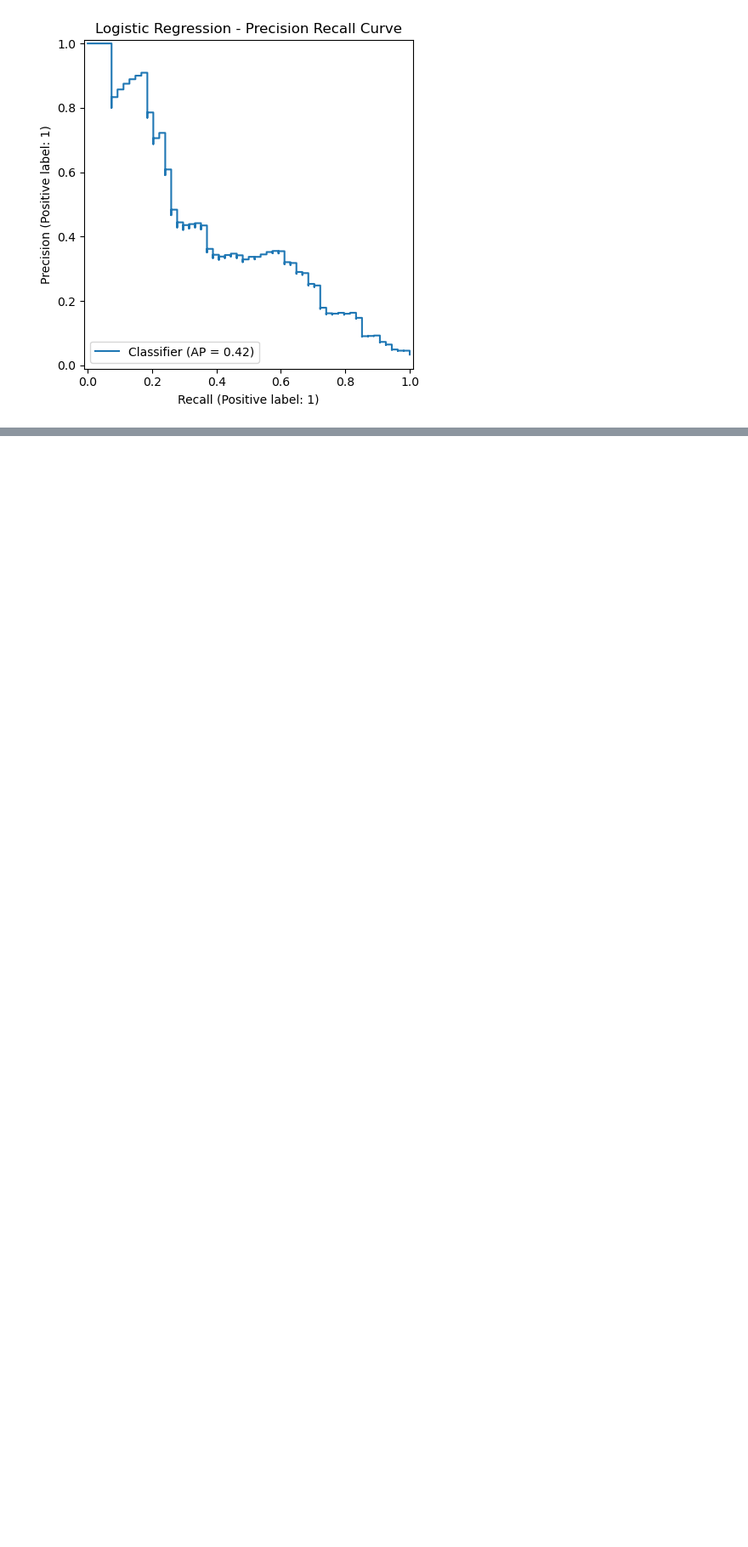
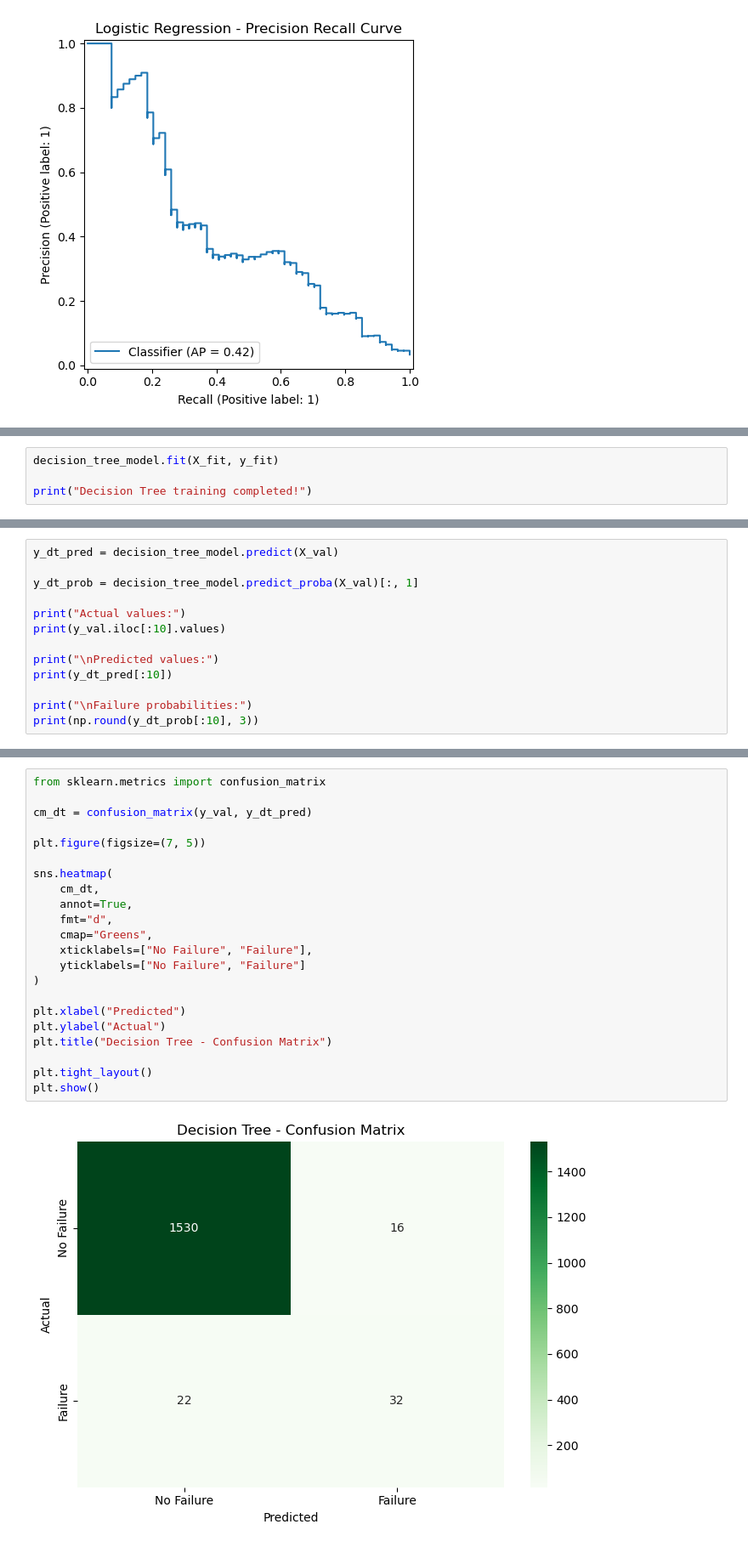
Before and after one commit to hitmanp007/Predictive-Maintenance-Intelligence-Platform, a Jupyter notebook: model_development.ipynb, the cells around one changed output, grey strips where cells are left out. Shown at 85% size. Saved outputs shown, nothing was run; the diff lists cells and outputs as text; blank space fills up the shorter version.

Commit message:
creating the decision tree model

```diff
--- a/model_development.ipynb
+++ b/model_development.ipynb
@@ -282,0 +313,4 @@ plt.show()
+# %%
+decision_tree_model.fit(X_fit, y_fit)
+
+print("Decision Tree training completed!")
@@ -282,0 +321,13 @@ plt.show()
+# %%
+y_dt_pred = decision_tree_model.predict(X_val)
+
+y_dt_prob = decision_tree_model.predict_proba(X_val)[:, 1]
+
+print("Actual values:")
+print(y_val.iloc[:10].values)
+
+print("\nPredicted values:")
+print(y_dt_pred[:10])
+
+print("\nFailure probabilities:")
+print(np.round(y_dt_prob[:10], 3))
@@ -282,0 +369,24 @@ plt.show()
+# %%
+from sklearn.metrics import confusion_matrix
+
+cm_dt = confusion_matrix(y_val, y_dt_pred)
+
+plt.figure(figsize=(7, 5))
+
+sns.heatmap(
+    cm_dt,
+    annot=True,
+    fmt="d",
+    cmap="Greens",
+    xticklabels=["No Failure", "Failure"],
+    yticklabels=["No Failure", "Failure"]
+)
+
+plt.xlabel("Predicted")
+plt.ylabel("Actual")
+plt.title("Decision Tree - Confusion Matrix")
+
+plt.tight_layout()
+plt.show()
+# %% [output]
+[figure, added]
```
Also changed, not shown: parts of 19 cells of this notebook.
